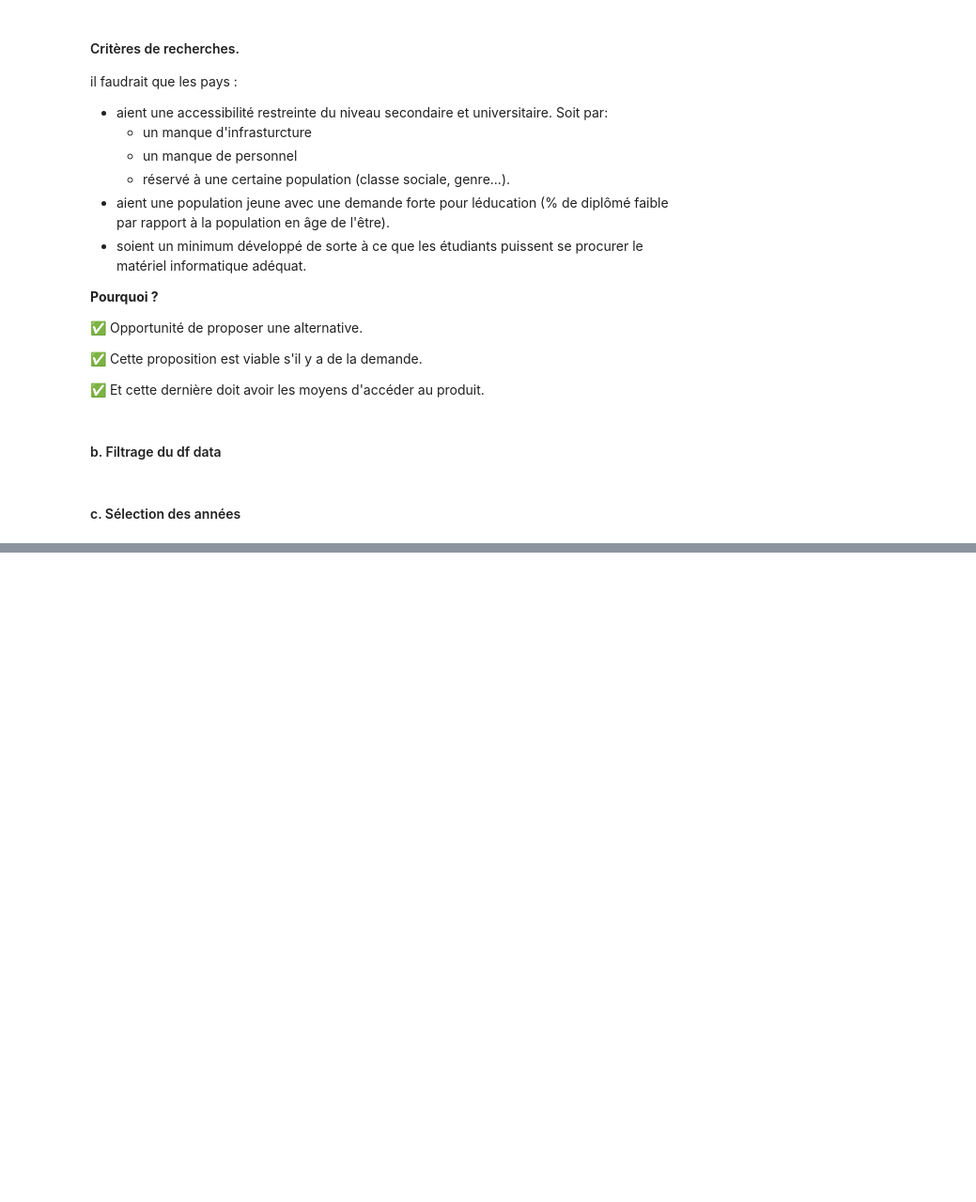
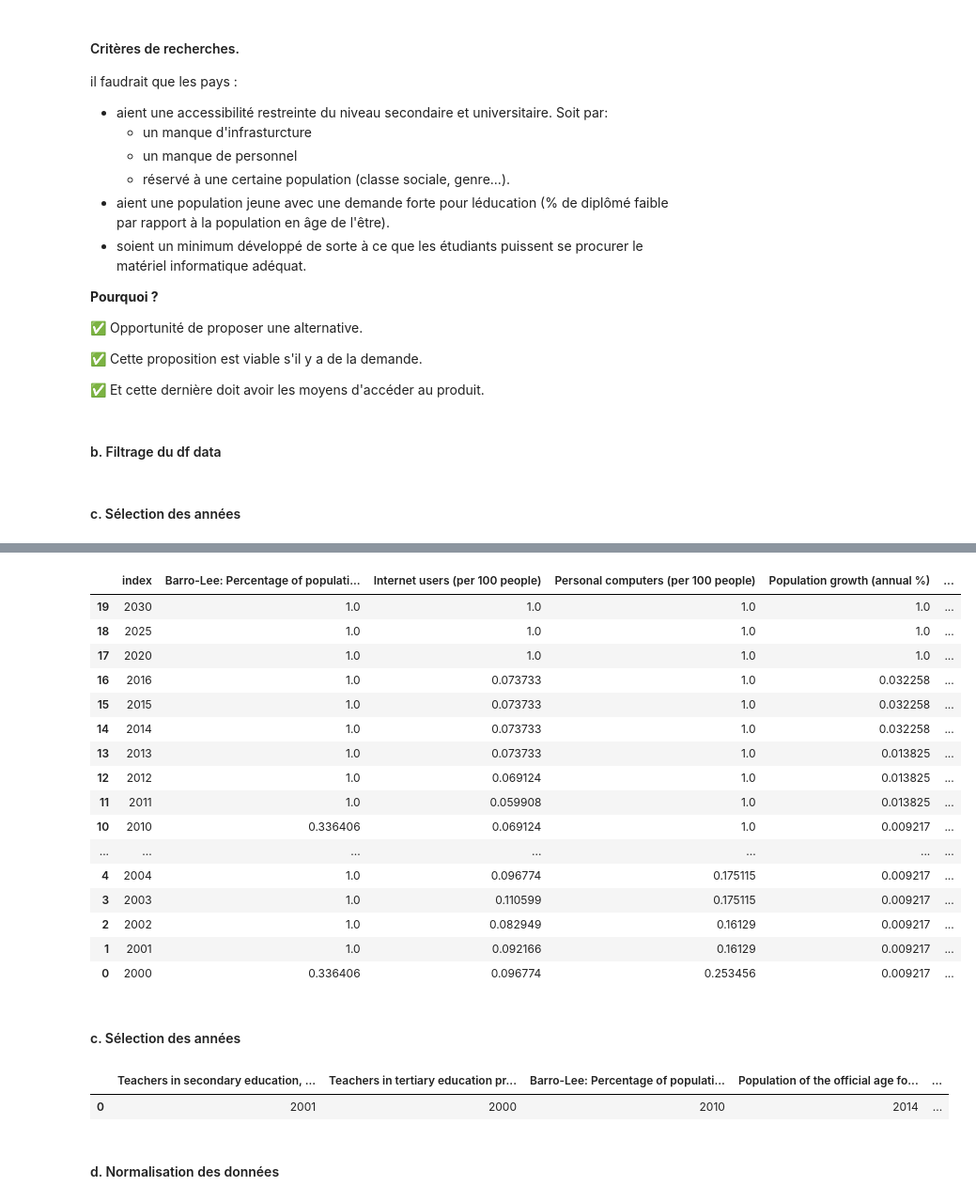
Before and after one commit to NassimNaoui/analyse_systemes_educatifs, a Jupyter notebook: notebooks/Analysez des données de systèmes éducatifs.ipynb, the cells around one changed output, grey strips where cells are left out. Shown at 94% size. Drawn from its saved outputs; the diff is of its cells as text; code cells hidden in the pictures; blank space fills up the shorter version.

```diff
--- a/notebooks/Analysez des données de systèmes éducatifs.ipynb
+++ b/notebooks/Analysez des données de systèmes éducatifs.ipynb
@@ -332,0 +376,43 @@ df_data_filtered_years.groupby(
+# %%
+kpis_list = []
+for theme in dic_kpis:
+    for topic in dic_kpis[theme]:
+        for kpi in dic_kpis[theme][topic]:
+            kpis_list.append(kpi)
+
+df_data_filtered = dic['df_data'][dic['df_data']['Indicator Name'].isin(kpis_list)]
+# %%
+kpis_na_rate = df_data_filtered.groupby(
+    ['Indicator Name']
+)[years_to_keep].apply(lambda g: g.isna().mean()).reset_index().transpose()
+
+kpis_na_rate_col = list(kpis_na_rate.iloc[0].values)
+
+kpis_na_rate.columns = kpis_na_rate_col
+
+kpis_na_rate = kpis_na_rate.iloc[1:]
+# %%
+kpis_na_rate = kpis_na_rate.reset_index()
+kpis_na_rate = kpis_na_rate.sort_values(by=['index'], ascending=False)
+# %%
+kpis_na_rate
+# %% [output]
+|  | index | Barro-Lee: Percentage of populati... | Internet users (per 100 people) | Personal computers (per 100 people) | Population growth (annual %) | ... |
+| 19 | 2030 | 1.0 | 1.0 | 1.0 | 1.0 | ... |
+| 18 | 2025 | 1.0 | 1.0 | 1.0 | 1.0 | ... |
+| 17 | 2020 | 1.0 | 1.0 | 1.0 | 1.0 | ... |
+| 16 | 2016 | 1.0 | 0.073733 | 1.0 | 0.032258 | ... |
+| 15 | 2015 | 1.0 | 0.073733 | 1.0 | 0.032258 | ... |
+| 14 | 2014 | 1.0 | 0.073733 | 1.0 | 0.032258 | ... |
+| 13 | 2013 | 1.0 | 0.073733 | 1.0 | 0.013825 | ... |
+| 12 | 2012 | 1.0 | 0.069124 | 1.0 | 0.013825 | ... |
+| 11 | 2011 | 1.0 | 0.059908 | 1.0 | 0.013825 | ... |
+| 10 | 2010 | 0.336406 | 0.069124 | 1.0 | 0.009217 | ... |
+| ... | ... | ... | ... | ... | ... | ... |
+| 4 | 2004 | 1.0 | 0.096774 | 0.175115 | 0.009217 | ... |
+| 3 | 2003 | 1.0 | 0.110599 | 0.175115 | 0.009217 | ... |
+| 2 | 2002 | 1.0 | 0.082949 | 0.16129 | 0.009217 | ... |
+| 1 | 2001 | 1.0 | 0.092166 | 0.16129 | 0.009217 | ... |
+| 0 | 2000 | 0.336406 | 0.096774 | 0.253456 | 0.009217 | ... |
+# %% [markdown]
+#### c. Sélection des années
@@ -332,0 +433,5 @@ df_data_filtered_years.groupby(
+# %%
+df_kpis_year_selection
+# %% [output]
+|  | Teachers in secondary education, ... | Teachers in tertiary education pr... | Barro-Lee: Percentage of populati... | Population of the official age fo... | ... |
+| 0 | 2001 | 2000 | 2010 | 2014 | ... |
@@ -332,0 +447,2 @@ df_data_filtered_years.groupby(
+# %% [markdown]
+#### d. Normalisation des données
```
Also changed, not shown: parts of 15 cells of this notebook.
